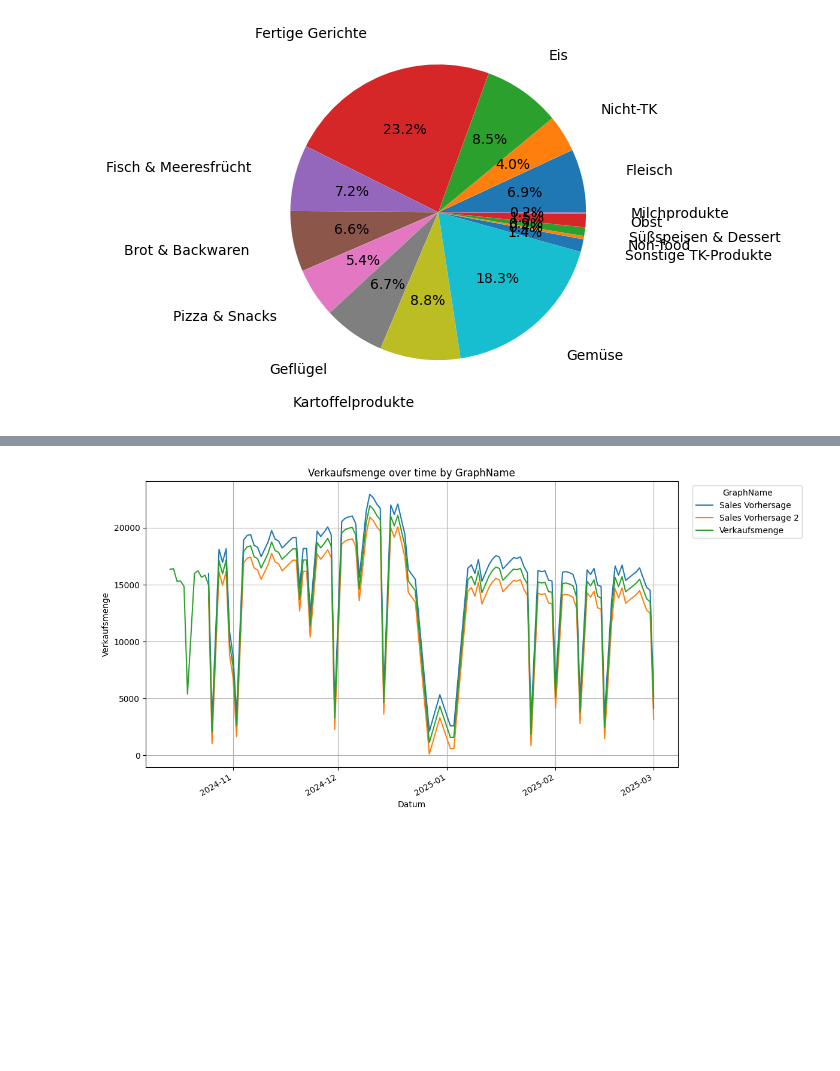
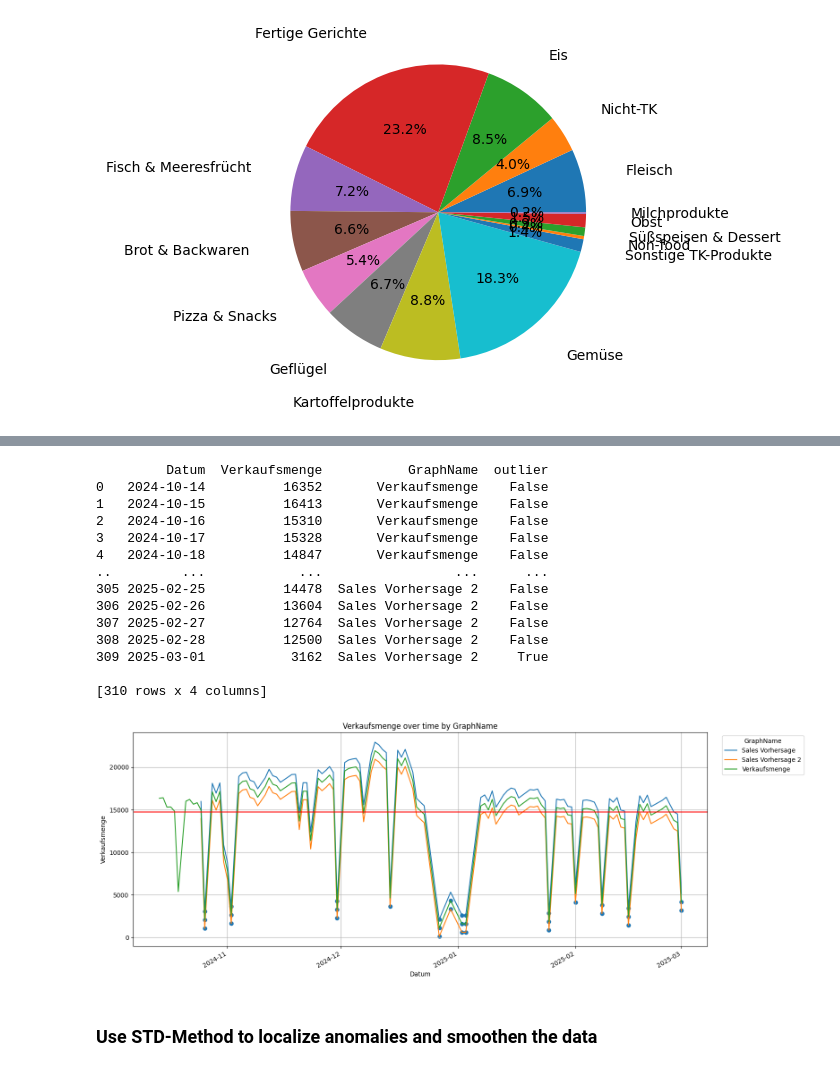
Before and after one commit to NiklasCODES/Masterarbeit, a Jupyter notebook: EDA.ipynb, the cells around one changed output, grey strips where cells are left out. Drawn from its saved outputs; the diff is of its cells as text; code cells hidden in the pictures; blank space fills up the shorter version.

```diff
--- a/EDA.ipynb
+++ b/EDA.ipynb
@@ -68,36 +69,57 @@ array(['Verkaufsmenge'], dtype=object)
 # %%
 ps = df_proc.df.copy()
+print(ps)
 
 # verify required columns
 required = {'Datum', 'Verkaufsmenge', 'GraphName'}
 missing = required - set(ps.columns)
 if missing:
     raise KeyError(f"Missing columns in processed dataframe: {missing}")
 
 # convert Datum to datetime (handles integers like 20241109)
 if not np.issubdtype(ps['Datum'].dtype, np.datetime64):
     try:
         ps['Datum_dt'] = pd.to_datetime(ps['Datum'], format='%Y%m%d')
     except Exception:
         ps['Datum_dt'] = pd.to_datetime(ps['Datum'], errors='coerce')
 else:
     ps['Datum_dt'] = ps['Datum']
 
 ps = ps.sort_values('Datum_dt')
 
 # plot time series, one line per GraphName category
-fig, ax = plt.subplots(figsize=(12, 6))
+fig, ax = plt.subplots(figsize=(16, 6))
 for name, grp in ps.groupby('GraphName'):
     ax.plot(grp['Datum_dt'], grp['Verkaufsmenge'], label=str(name))
+
+outliers = ps[ps["outlier"]]
+ax.scatter(outliers['Datum_dt'], outliers['Verkaufsmenge'],marker='o')
+ax.axhline(ps["Verkaufsmenge"].mean(), color='r') # horizontal
 
 ax.set_xlabel('Datum')
 ax.set_ylabel('Verkaufsmenge')
 ax.set_title('Verkaufsmenge over time by GraphName')
 ax.legend(title='GraphName', bbox_to_anchor=(1.02, 1), loc='upper left')
 ax.grid(True)
 fig.autofmt_xdate()
 plt.tight_layout()
 plt.show()
 # %% [output]
+         Datum  Verkaufsmenge           GraphName  outlier
+0   2024-10-14          16352       Verkaufsmenge    False
+1   2024-10-15          16413       Verkaufsmenge    False
+2   2024-10-16          15310       Verkaufsmenge    False
+3   2024-10-17          15328       Verkaufsmenge    False
+4   2024-10-18          14847       Verkaufsmenge    False
+..         ...            ...                 ...      ...
+305 2025-02-25          14478  Sales Vorhersage 2    False
+306 2025-02-26          13604  Sales Vorhersage 2    False
+307 2025-02-27          12764  Sales Vorhersage 2    False
+308 2025-02-28          12500  Sales Vorhersage 2    False
+309 2025-03-01           3162  Sales Vorhersage 2     True
+
+[310 rows x 4 columns]
-[figure, old version]
+[figure, new version]
+# %% [markdown]
+### Use STD-Method to localize anomalies and smoothen the data
 # %%
```
Also changed, not shown: parts of 2 cells of this notebook, 1 other file.
